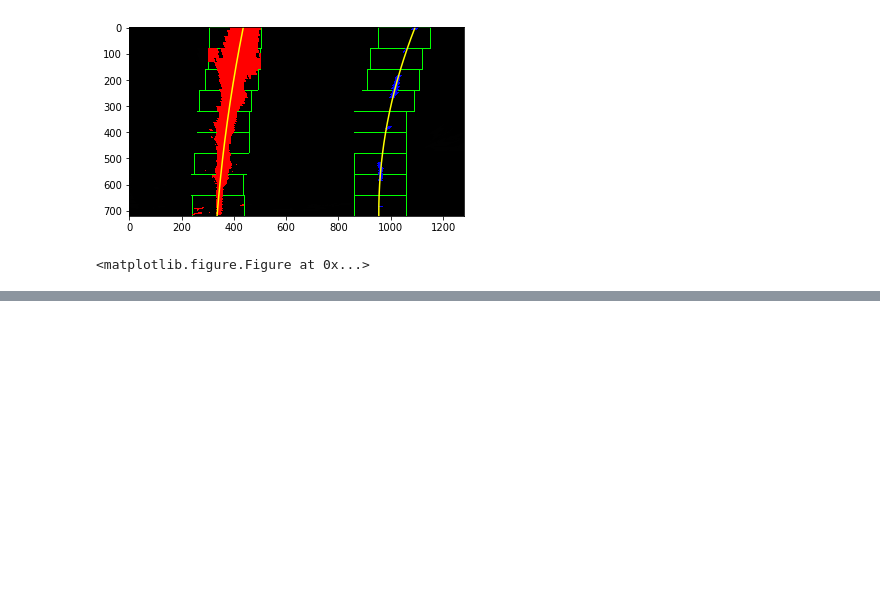
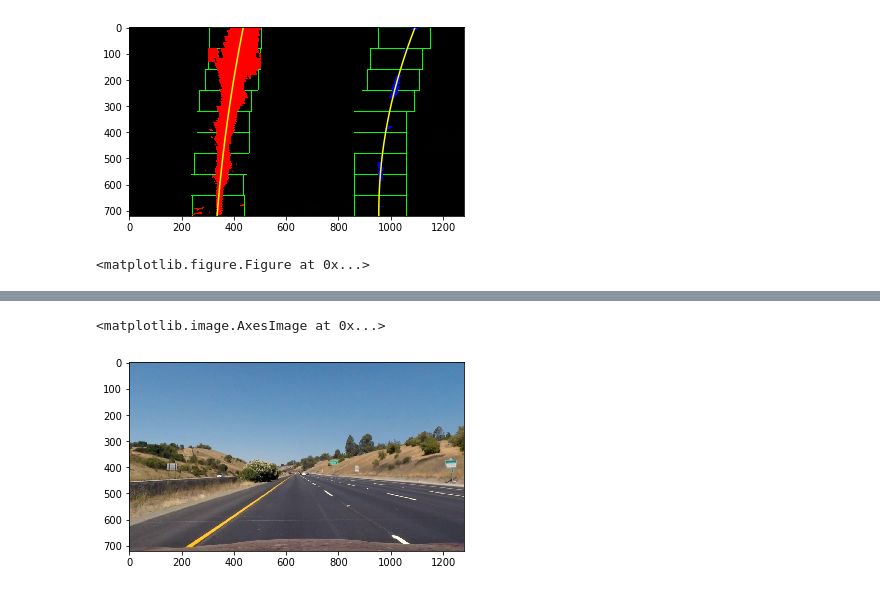
Before and after one commit to prateeksawhney97/Advanced-Lane-Finding-P2, a Jupyter notebook: P2.ipynb, the cells around one changed output, grey strips where cells are left out. Saved outputs shown, nothing was run; the diff lists cells and outputs as text; code cells hidden in the pictures; blank space fills up the shorter version.

Commit message:
pipeline started

```diff
--- a/P2.ipynb
+++ b/P2.ipynb
@@ -23,6 +23,7 @@ import matplotlib.image as mpimg
 # %%
 #image = cv2.imread('test_images/straight_lines2.jpg')
 image = mpimg.imread('test_images/straight_lines2.jpg')
+image123 = mpimg.imread('test_images/straight_lines1.jpg')
 print('This image is:', type(image), 'with dimensions:', image.shape)
 plt.imshow(image)
 print('\nThis image is distorted')
@@ -278,4 +299,6 @@ for img in binary_warped_images:
 # %%
+final_lane_images = []
+
 left_fit = np.array([ 2.13935315e-04, -3.77507980e-01,  4.76902175e+02])
 right_fit = np.array([4.17622148e-04, -4.93848953e-01,  1.11806170e+03])
 
@@ -322,6 +345,26 @@ def search_around_poly(binary_warped):
     # Fit new polynomials
     left_fitx, right_fitx, ploty = fit_poly(binary_warped.shape, leftx, lefty, rightx, righty)
 
+
+    left_curve_radius = measure_radius_of_curvature(left_fitx, binary_warped)
+    right_curve_radius = measure_radius_of_curvature(right_fitx, binary_warped)
+    average_curve_radius = (left_curve_radius + right_curve_radius)/2
+    curvature_string = "Radius of curvature: %.2f m" % average_curve_radius
+    print(curvature_string)
+
+    road_center = (right_fitx[719] + left_fitx[719])/2
+
+    xm_per_pix = 3.7/700 # meters per pixel in x dimension
+
+    center_offset_pixels = abs(img_size[0]/2 - road_center)
+    center_offset_meters = xm_per_pix*center_offset_pixels
+    offset = "Center offset: %.2f m" % center_offset_meters
+    print(offset)
+
+
+
+
+
     ## Visualization ##
     # Create an image to draw on and an image to show the selection window
     out_img = np.dstack((binary_warped, binary_warped, binary_warped))*255
@@ -353,10 +396,12 @@ def search_around_poly(binary_warped):
 
     return result
 
+
 # Run image through the pipeline
 # Note that in your project, you'll also want to feed in the previous fits
 for image in binary_warped_images:
     result = search_around_poly(image)
+    final_lane_images.append(result)
     plt.imshow(result)
     plt.figure()
 # %% [output]
@@ -369,0 +472,19 @@ for image in binary_warped_images:
+# %%
+def process_image(image):
+    # TODO: put your pipeline here
+    initial_image = np.copy(image)
+    undistorted = cal_undistort(initial_image, objpoints, imgpoints)
+    #gray = cv2.cvtColor(undistorted, cv2.COLOR_RGB2GRAY)
+    #hls = cv2.cvtColor(undistorted, cv2.COLOR_RGB2HLS)
+    #S = hls[:,:,2]
+    #thresh = (90, 255)
+    #binary = np.zeros_like(S)
+    #binary_image = binary[(S > thresh[0]) & (S <= thresh[1])] = 1
+
+    return undistorted
+
+result_image = process_image(image123)
+plt.imshow(result_image)
+# %% [output]
+<matplotlib.image.AxesImage at 0x...>
+[figure, added]
```
Also changed, not shown: parts of 8 cells of this notebook.
